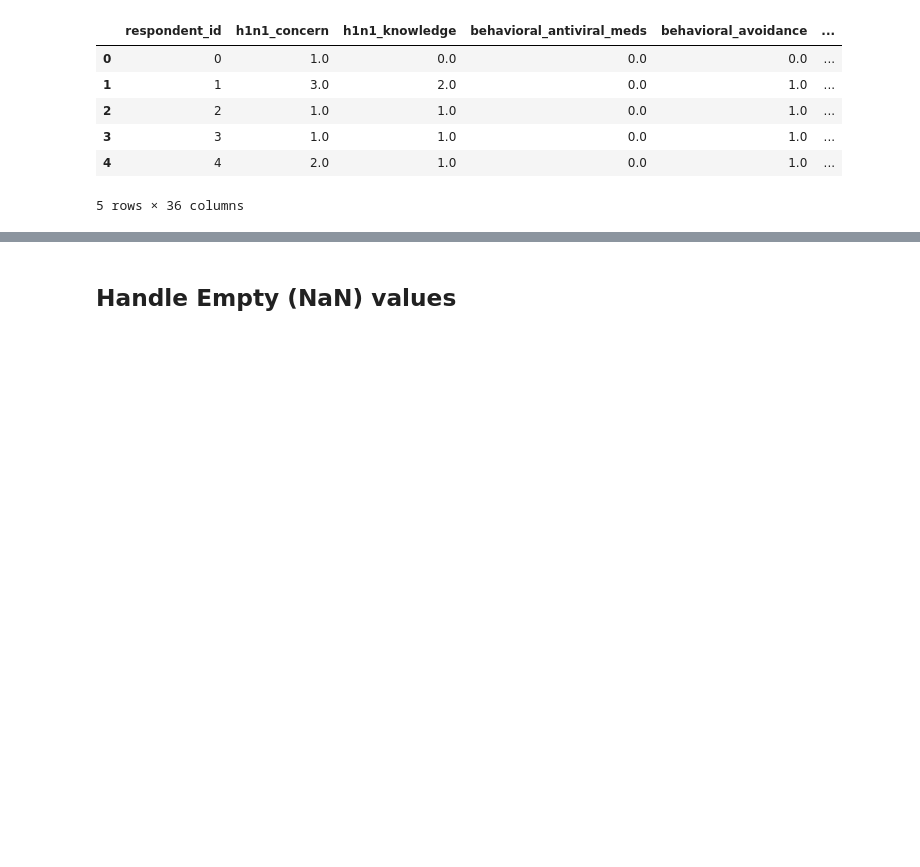
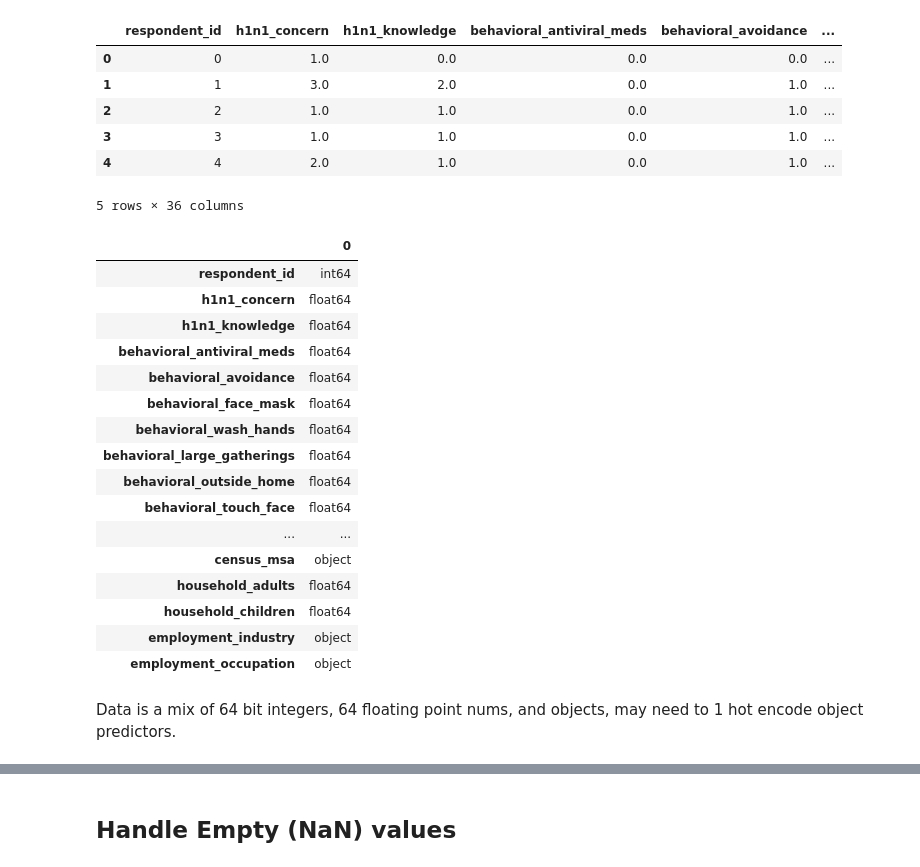
Before and after one commit to SteveG365/FluShot, a Jupyter notebook: Notebooks/EDA.ipynb, the cells around one changed output, grey strips where cells are left out. Cells and saved outputs as stored; diff of their text form; code cells hidden in the pictures; blank space fills up the shorter version.

```diff
--- a/Notebooks/EDA.ipynb
+++ b/Notebooks/EDA.ipynb
@@ -30,3 +30,26 @@ X_train.head()
 | 3 | 3 | 1.0 | 1.0 | 0.0 | 1.0 | ... |
 | 4 | 4 | 2.0 | 1.0 | 0.0 | 1.0 | ... |
 5 rows × 36 columns
+# %%
+types = pd.DataFrame(X_train.dtypes)
+types
+# %% [output]
+|  | 0 |
+| respondent_id | int64 |
+| h1n1_concern | float64 |
+| h1n1_knowledge | float64 |
+| behavioral_antiviral_meds | float64 |
+| behavioral_avoidance | float64 |
+| behavioral_face_mask | float64 |
+| behavioral_wash_hands | float64 |
+| behavioral_large_gatherings | float64 |
+| behavioral_outside_home | float64 |
+| behavioral_touch_face | float64 |
+| ... | ... |
+| census_msa | object |
+| household_adults | float64 |
+| household_children | float64 |
+| employment_industry | object |
+| employment_occupation | object |
+# %% [markdown]
+Data is a mix of 64 bit integers, 64 floating point nums, and objects, may need to 1 hot encode object predictors.
```
Also changed, not shown: parts of 4 cells of this notebook, 1 other file.
